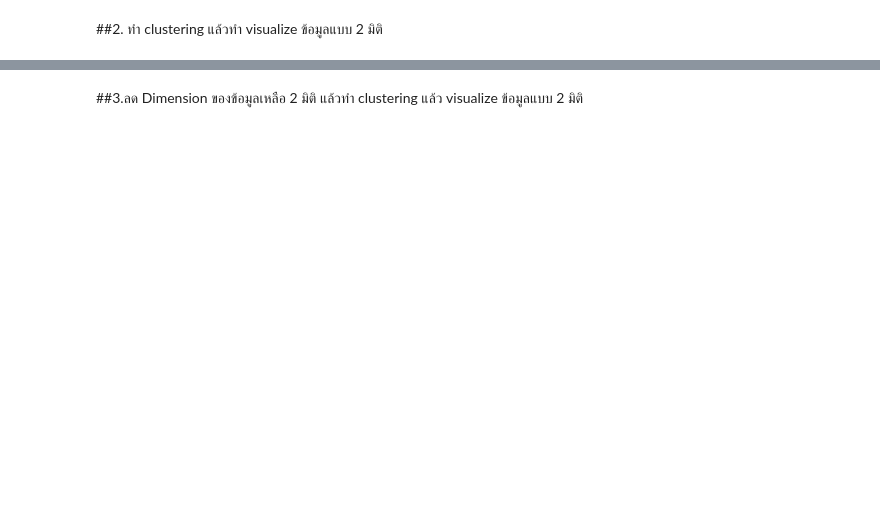
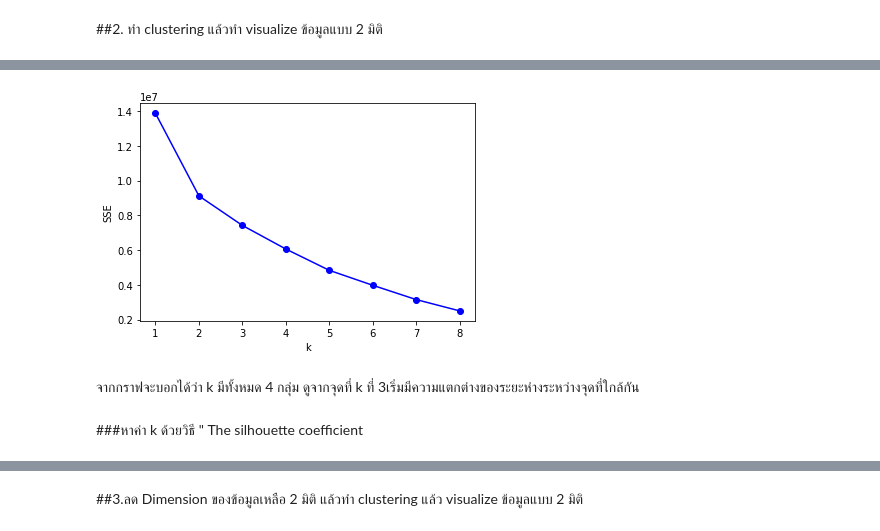
Before and after one commit to 603021852-8/multivariate, a Jupyter notebook: Multivariate_Exam.ipynb, the cells around one changed output, grey strips where cells are left out. Cells and saved outputs as stored; diff of their text form; code cells hidden in the pictures; blank space fills up the shorter version.

```diff
--- a/Multivariate_Exam.ipynb
+++ b/Multivariate_Exam.ipynb
@@ -61,0 +122,5 @@ Data
+# %%
+kmeans = KMeans(random_state=2021)
+            #Defind ทำการกำหนดค่า k ที่เราต้อวงการ
+            #กำหนดค่า k ที่ต้องการ (ไม่จำเป็นต้องกำหนดก็ได้ เพราะkmeanมีdefult)
+            #random_state=2021 ให้ทุกคนเริ่มสุ่มที่จุดเดียวกัน จะได้มีการจัดกลุ่มเหมือนกัน
@@ -61,0 +173,6 @@ Data
+# %%
+SSE = list()
+for k in [1,2,3,4,5,6,7,8]:
+    kmeans = KMeans(n_clusters = k , random_state = 2021)
+    XX = kmeans.fit(Data)
+    SSE.append(kmeans.inertia_)
@@ -61,0 +190,10 @@ Data
+# %%
+plt.plot([1,2,3,4,5,6,7,8],SSE,'o-b')  #ทำการนำค่า SSE ที่ได้มา plot กราฟเพื่อดูว่ามีกี่ k กลุ่ม
+plt.xlabel('k')
+plt.ylabel('SSE');
+# %% [output]
+[figure, added]
+# %% [markdown]
+จากกราฟจะบอกได้ว่า k มีทั้งหมด 4 กลุ่ม ดูจากจุดที่ k ที่ 3เริ่มมีความแตกต่างของระยะห่างระหว่างจุดที่ใกล้กัน
+# %% [markdown]
+###หาค่า k ด้วยวิธี " The silhouette coefficient
```
Also changed, not shown: parts of 42 cells of this notebook.
